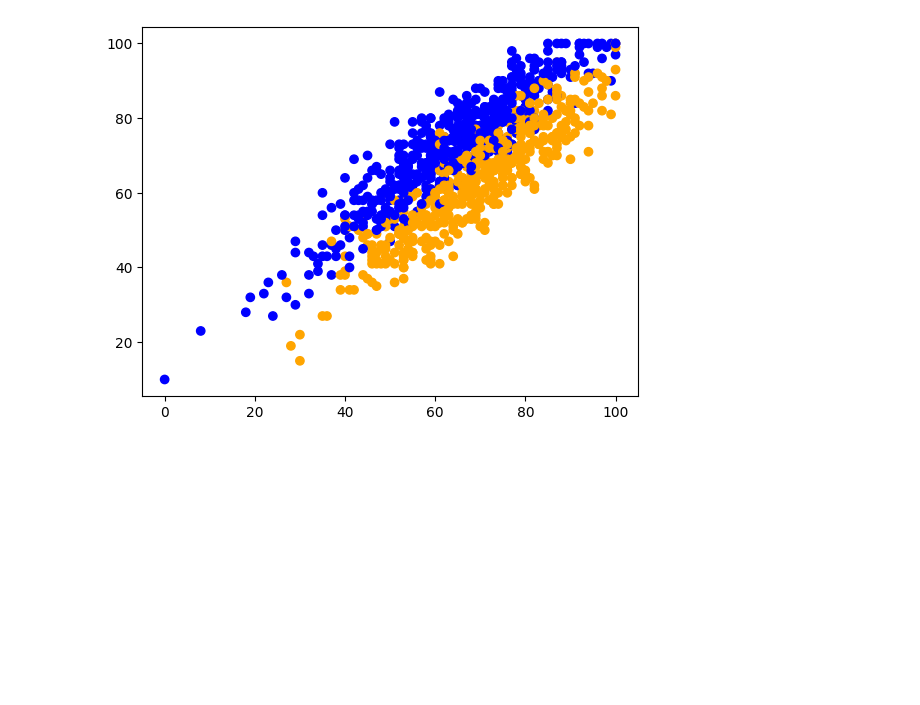
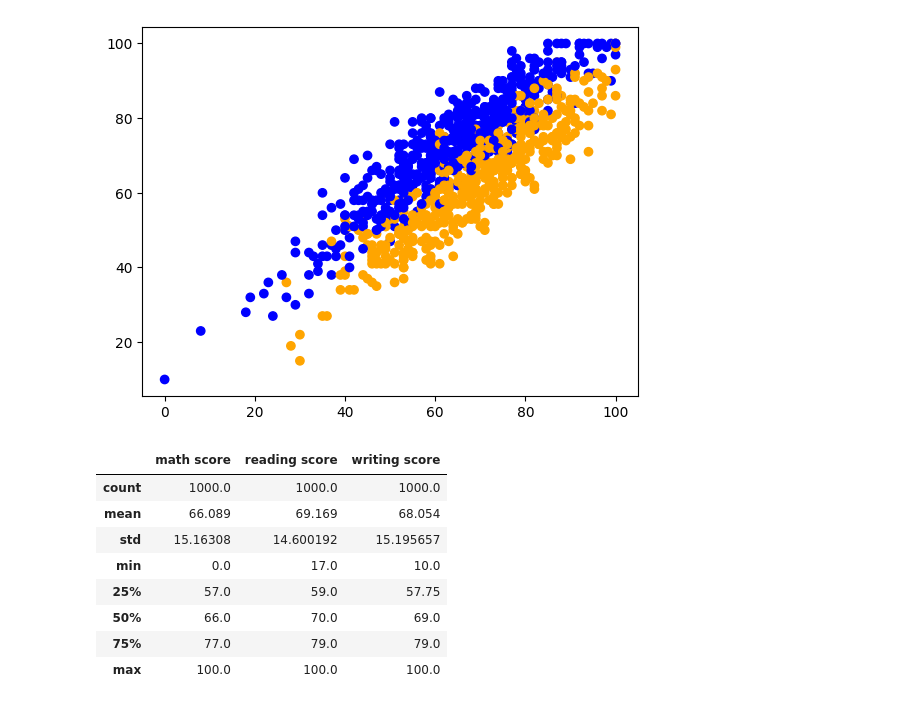
Before and after one commit to predinfer/project-gestalt, a Jupyter notebook: gestalt_1.ipynb, the cells around one changed output. Drawn from its saved outputs; the diff is of its cells as text; code cells hidden in the pictures; blank space fills up the shorter version.

```diff
--- a/gestalt_1.ipynb
+++ b/gestalt_1.ipynb
@@ -31,3 +31,15 @@ plt.scatter(df_students['math score'], df_students['writing score'], c=df_studen
 # %% [output]
 <matplotlib.collections.PathCollection at 0x...>
 [figure]
+# %%
+df_students.describe()
+# %% [output]
+|  | math score | reading score | writing score |
+| count | 1000.0 | 1000.0 | 1000.0 |
+| mean | 66.089 | 69.169 | 68.054 |
+| std | 15.16308 | 14.600192 | 15.195657 |
+| min | 0.0 | 17.0 | 10.0 |
+| 25% | 57.0 | 59.0 | 57.75 |
+| 50% | 66.0 | 70.0 | 69.0 |
+| 75% | 77.0 | 79.0 | 79.0 |
+| max | 100.0 | 100.0 | 100.0 |
```
Also changed, not shown: parts of 4 cells of this notebook.
